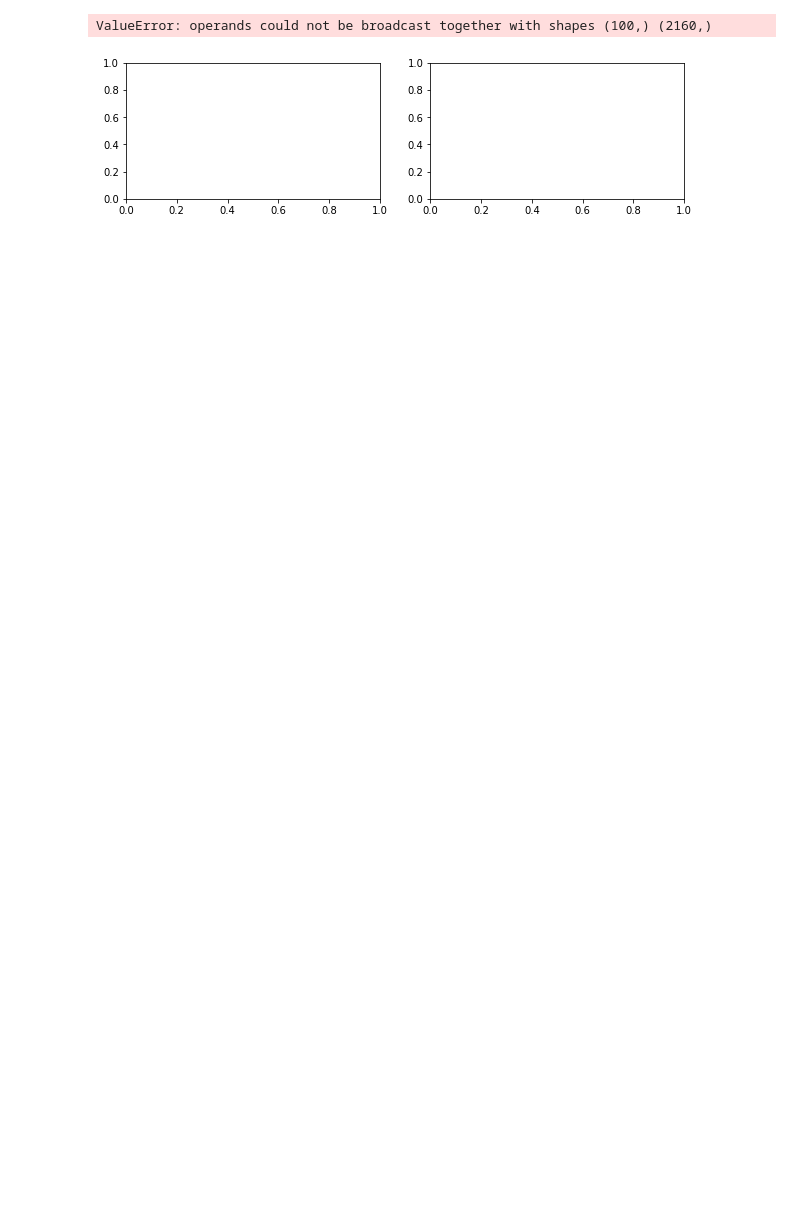
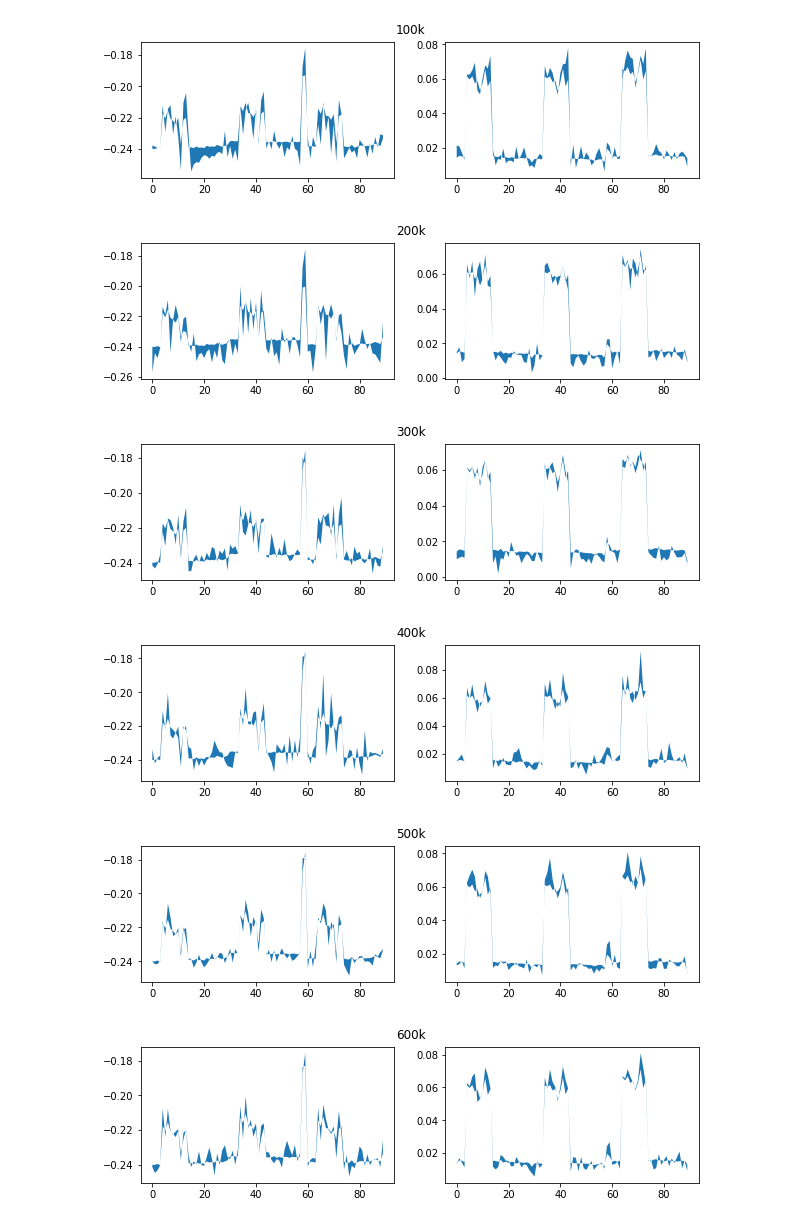
Before and after one commit to HitLuca/GANs_for_spiking_time_series, a Jupyter notebook: implementation/comparison_metrics/statistics_analysis.ipynb, the cells around one changed output. Cells and saved outputs as stored; diff of their text form; code cells hidden in the pictures; blank space fills up the shorter version.

Commit message:
updated wgan_gp_vae with step lr and batchnorm, added dt/rf based metrics, moved rnn prediction to unused folder, general polish and update

```diff
--- a/implementation/comparison_metrics/statistics_analysis.ipynb
+++ b/implementation/comparison_metrics/statistics_analysis.ipynb
@@ -28,6 +27,6 @@ print(transactions.shape)
 # %%
-original_data_mean = np.mean(transactions, axis=0)
-original_data_variance = np.var(transactions, axis=0)
+original_data_mean = np.mean(real_data, axis=0)
+original_data_variance = np.var(real_data, axis=0)
 
 plt.subplots(1, 2, figsize=(10, 2.5))
 plt.subplot(1, 2, 1)
@@ -42,30 +41,33 @@ plt.plot(original_data_variance)
 # %%
-base_folder = Path('../generative_models/wgan')
-x = np.arange(0.0, 100, 1)
+x = np.arange(0.0, 90, 1)
 
 statistics = []
 
-for folder_name in base_folder.iterdir():
-    if folder_name.is_dir():
-        generated_data_filepath = folder_name / 'generated_datasets' / 'last.npy'
-        generated_data = np.load(generated_data_filepath)
+for index, filename in enumerate(generated_data_filepaths):
+    generated_data = np.load(filename)
+    label = labels[index]
 
-        generated_data_mean = np.mean(generated_data, axis=0)
-        generated_data_variance = np.var(generated_data, axis=0)
+    generated_data_mean = np.mean(generated_data, axis=0)
+    generated_data_variance = np.var(generated_data, axis=0)
 
-        plt.subplots(1, 2, figsize=(10, 2.5))
-        plt.subplot(1, 2, 1)
-        plt.fill_between(x, original_data_mean, generated_data_mean)
-        plt.subplot(1, 2, 2)
-        plt.fill_between(x, original_data_variance, generated_data_variance)
-        plt.tight_layout()
+    plt.subplots(1, 2, figsize=(10, 2.5))
+    plt.subplot(1, 2, 1)
+    plt.fill_between(x, original_data_mean, generated_data_mean)
+    plt.subplot(1, 2, 2)
+    plt.fill_between(x, original_data_variance, generated_data_variance)
+    plt.suptitle(label)
+#     plt.tight_layout()
+    plt.show()
 
-        total_mean_difference = np.sum(np.abs(generated_data_mean - original_data_mean))
-        total_variance_difference = np.sum(np.abs(generated_data_variance - original_data_variance))
+    total_mean_difference = np.mean(np.square(generated_data_mean - original_data_mean))
+    total_variance_difference = np.mean(np.square(generated_data_variance - original_data_variance))
 
-        key = str(folder_name).split('/')[-1]
-        statistics.append((key, total_mean_difference, total_variance_difference))
+    statistics.append((label, total_mean_difference, total_variance_difference))
 statistics = np.array(statistics)
 # %% [output]
-ValueError: operands could not be broadcast together with shapes (100,) (2160,)
-[figure, old version]
+[figure, new version]
+[figure, added]
+[figure, added]
+[figure, added]
+[figure, added]
+[figure, added]
```
Also changed, not shown: parts of 10 cells of this notebook, 12 other files.
